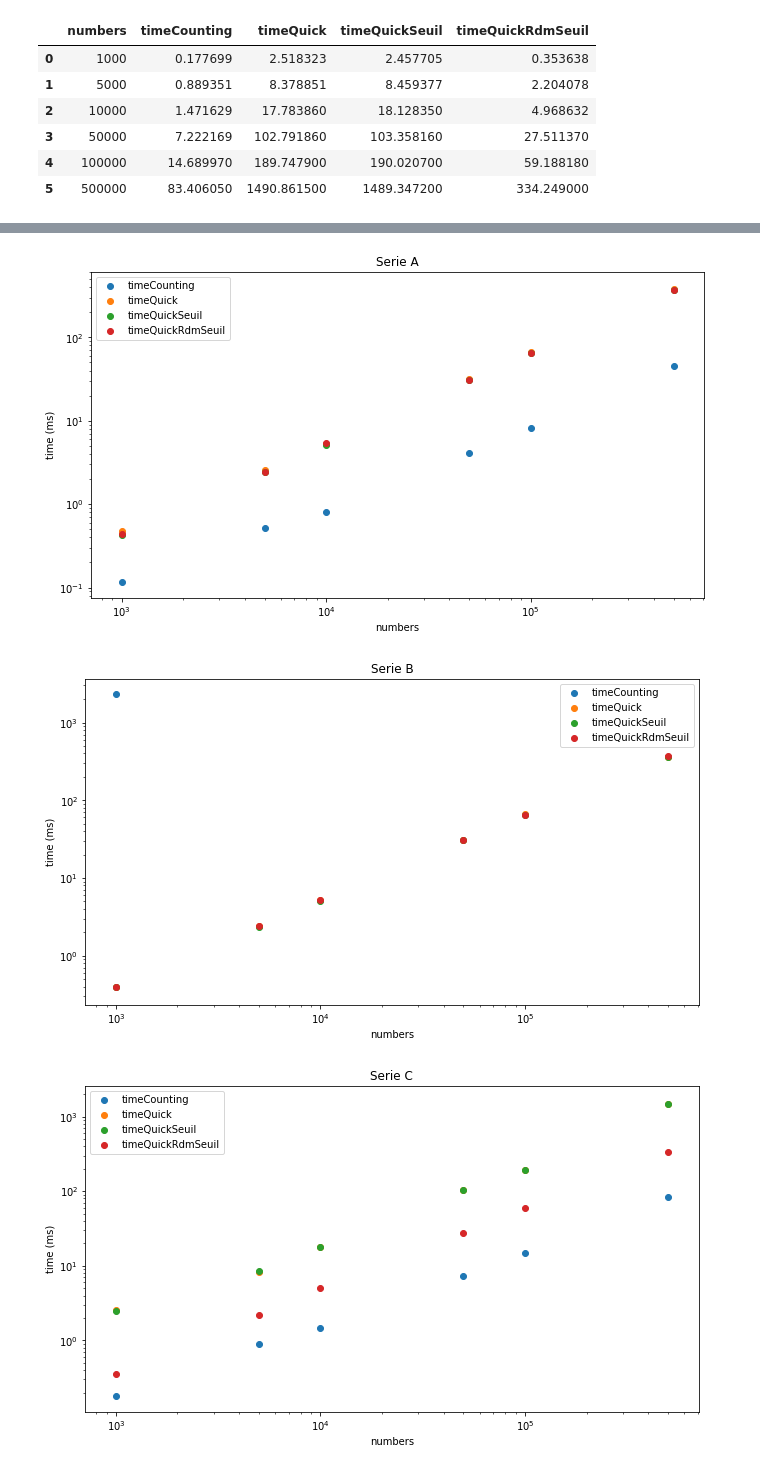
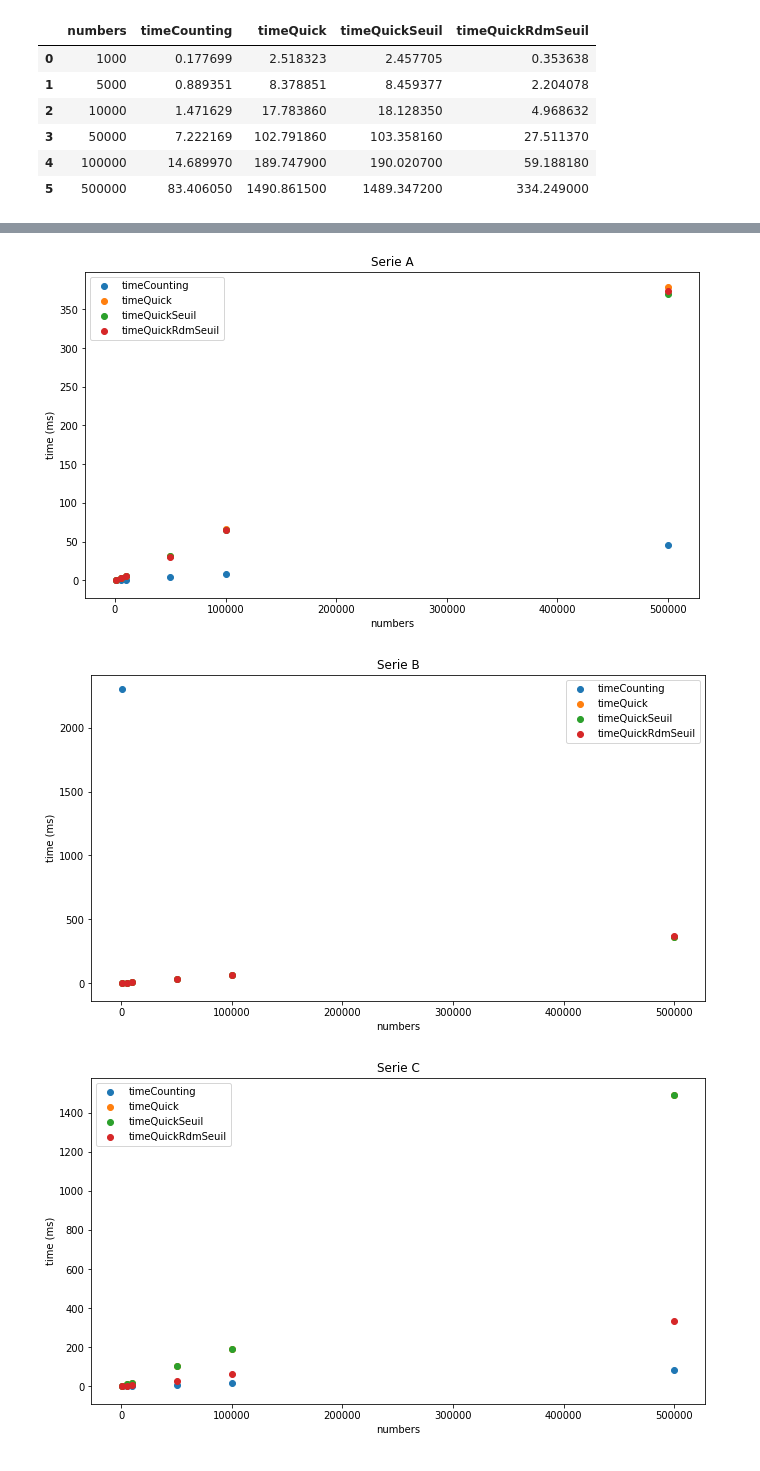
Before and after one commit to FabriceCh/inf8775, a Jupyter notebook: tp1/tp1-H19/comparaisons.ipynb, the cells around one changed output, grey strips where cells are left out. Cells and saved outputs as stored; diff of their text form; code cells hidden in the pictures.

```diff
--- a/tp1/tp1-H19/comparaisons.ipynb
+++ b/tp1/tp1-H19/comparaisons.ipynb
@@ -231,51 +236,43 @@ serieC
 # %%
 import matplotlib.pyplot as plt
 
+#Serie A
 plt.figure(figsize=(11,6))
-plt.yscale("log")
-plt.xscale("log")
-
-#plt.subplot(1,3,1)
 plt.scatter(serieA["numbers"], serieA["timeCounting"])
 plt.scatter(serieA["numbers"], serieA["timeQuick"])
 plt.scatter(serieA["numbers"], serieA["timeQuickSeuil"])
 plt.scatter(serieA["numbers"], serieA["timeQuickRdmSeuil"])
 plt.title('Serie A')
 plt.xlabel('numbers')
 plt.ylabel('time (ms)')
 plt.legend()
 plt.show()
 
 plt.figure(figsize=(11,6))
-plt.yscale("log")
-plt.xscale("log")
 
-#plt.subplot(1,3,2)
+#Serie B (avec le temps pour dénombrement seulement n=1000)
 plt.scatter(serieBCountingMean["numbers"], serieBCountingMean["timeCounting"])
 plt.scatter(serieB["numbers"], serieB["timeQuick"])
 plt.scatter(serieB["numbers"], serieB["timeQuickSeuil"])
 plt.scatter(serieB["numbers"], serieB["timeQuickRdmSeuil"])
 plt.title('Serie B')
 plt.xlabel('numbers')
 plt.ylabel('time (ms)')
 plt.legend()
 plt.show()
 
+#Serie C
 plt.figure(figsize=(11,6))
-plt.yscale("log")
-plt.xscale("log")
-
-#plt.subplot(1,3,3)
 plt.scatter(serieC["numbers"], serieC["timeCounting"])
 plt.scatter(serieC["numbers"], serieC["timeQuick"])
 plt.scatter(serieC["numbers"], serieC["timeQuickSeuil"])
 plt.scatter(serieC["numbers"], serieC["timeQuickRdmSeuil"])
 plt.title('Serie C')
 plt.xlabel('numbers')
 plt.ylabel('time (ms)')
 plt.legend()
 plt.show()
 # %% [output]
-[figure, old version]
+[figure, new version]
-[figure, old version]
+[figure, new version]
-[figure, old version]
+[figure, new version]
```
Also changed, not shown: parts of 5 cells of this notebook.
